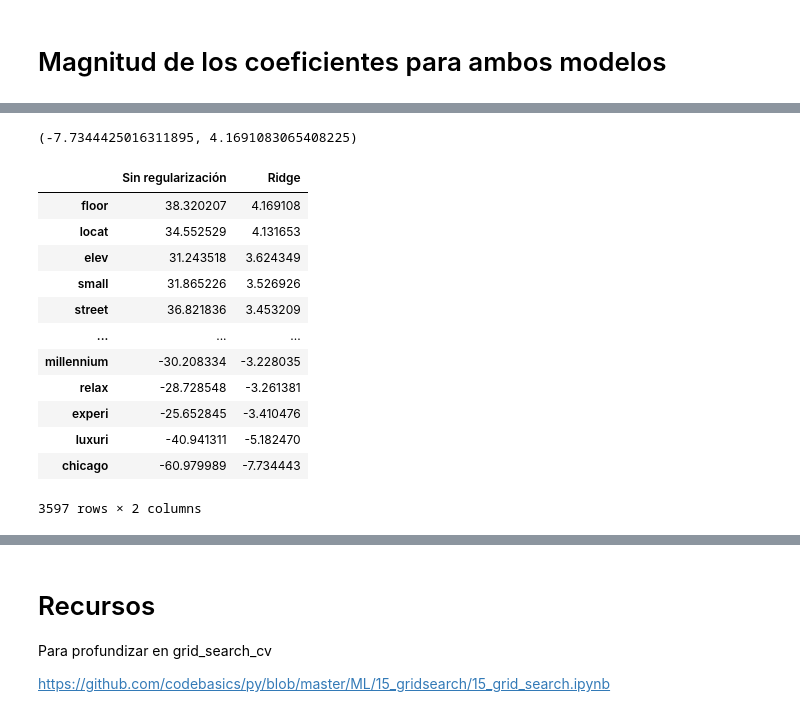
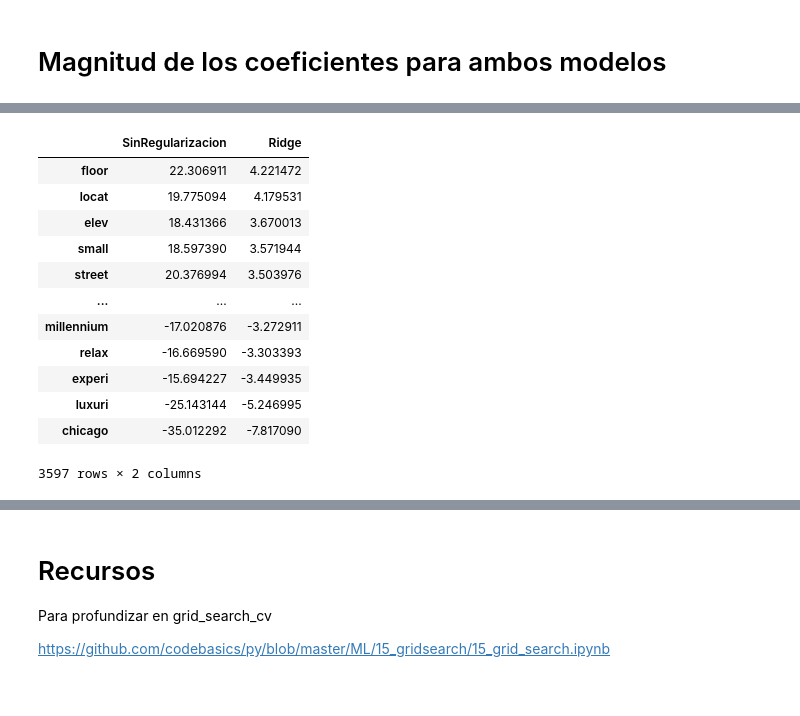
Before and after one commit to AnIsAsPe/LogisticRegression_SpamOpinion, a Jupyter notebook: Notebooks/Clasificador_reseñas_Regresión_logística_.ipynb, the cells around one changed output, grey strips where cells are left out. Cells and saved outputs as stored; diff of their text form; code cells hidden in the pictures.

```diff
--- a/Notebooks/Clasificador_reseñas_Regresión_logística_.ipynb
+++ b/Notebooks/Clasificador_reseñas_Regresión_logística_.ipynb
@@ -395,4 +386,6 @@ X_train, X_test , y_train, y_test = train_test_split(X, y,
 
 clasificador_rl = LogisticRegression(penalty= None,
                                      random_state=4,
-                                     solver="newton-cg").fit(X_train, y_train)
+                                     max_iter=1500,        # Default 100
+                                     tol=0.0001,           # Default 1e-4
+                                     solver="sag").fit(X_train, y_train)
@@ -486,9 +478,12 @@ C = grid_search.best_params_['C']
 # %%
 clasificador_ridge = LogisticRegression(penalty= 'l2',
-                                        # C = C,
-                                        C = 5.4286754393238645,
-                                        random_state=4,
-                                        solver="newton-cg").fit(X_train, y_train)
+                                        # C = C_best,
+                                        C = 5.62341325190349,
+                                        solver="saga",
+                                        max_iter=1500,
+                                        tol=0.0001,
+                                        warm_start=True,
+                                        random_state=4).fit(X_train, y_train)
 # %%
 evaluacion(clasificador_ridge, 'entrenamiento')
 # %% [output]
@@ -663,24 +610,22 @@ dtype: float64
-# %%
-
-coeficientes_ridge.min(), coeficientes_ridge.max()
-# %% [output]
-(-7.7344425016311895, 4.1691083065408225)
 # %%
 # Observa las magnitudes de los coeficientes del modelo
-#  sin y con regularización Ridge
-coef = pd.concat([coeficientes_rl, coeficientes_ridge], axis=1)
+# sin y con regularización Ridge
+
+coef_rl = pd.Series(clasificador_rl.coef_[0], index=palabras, name='SinRegularizacion')
+coef_ridge = pd.Series(clasificador_ridge.coef_[0], index=palabras,name='Ridge')
+coef = pd.concat([coef_rl, coef_ridge], axis=1)
 coef.sort_values(by='Ridge', ascending=False)
 # %% [output]
-|  | Sin regularización | Ridge |
-| floor | 38.320207 | 4.169108 |
-| locat | 34.552529 | 4.131653 |
-| elev | 31.243518 | 3.624349 |
-| small | 31.865226 | 3.526926 |
-| street | 36.821836 | 3.453209 |
+|  | SinRegularizacion | Ridge |
+| floor | 22.306911 | 4.221472 |
+| locat | 19.775094 | 4.179531 |
+| elev | 18.431366 | 3.670013 |
+| small | 18.597390 | 3.571944 |
+| street | 20.376994 | 3.503976 |
 | ... | ... | ... |
-| millennium | -30.208334 | -3.228035 |
-| relax | -28.728548 | -3.261381 |
-| experi | -25.652845 | -3.410476 |
-| luxuri | -40.941311 | -5.182470 |
-| chicago | -60.979989 | -7.734443 |
+| millennium | -17.020876 | -3.272911 |
+| relax | -16.669590 | -3.303393 |
+| experi | -15.694227 | -3.449935 |
+| luxuri | -25.143144 | -5.246995 |
+| chicago | -35.012292 | -7.817090 |
 3597 rows × 2 columns
```
Also changed, not shown: parts of 34 cells of this notebook.
